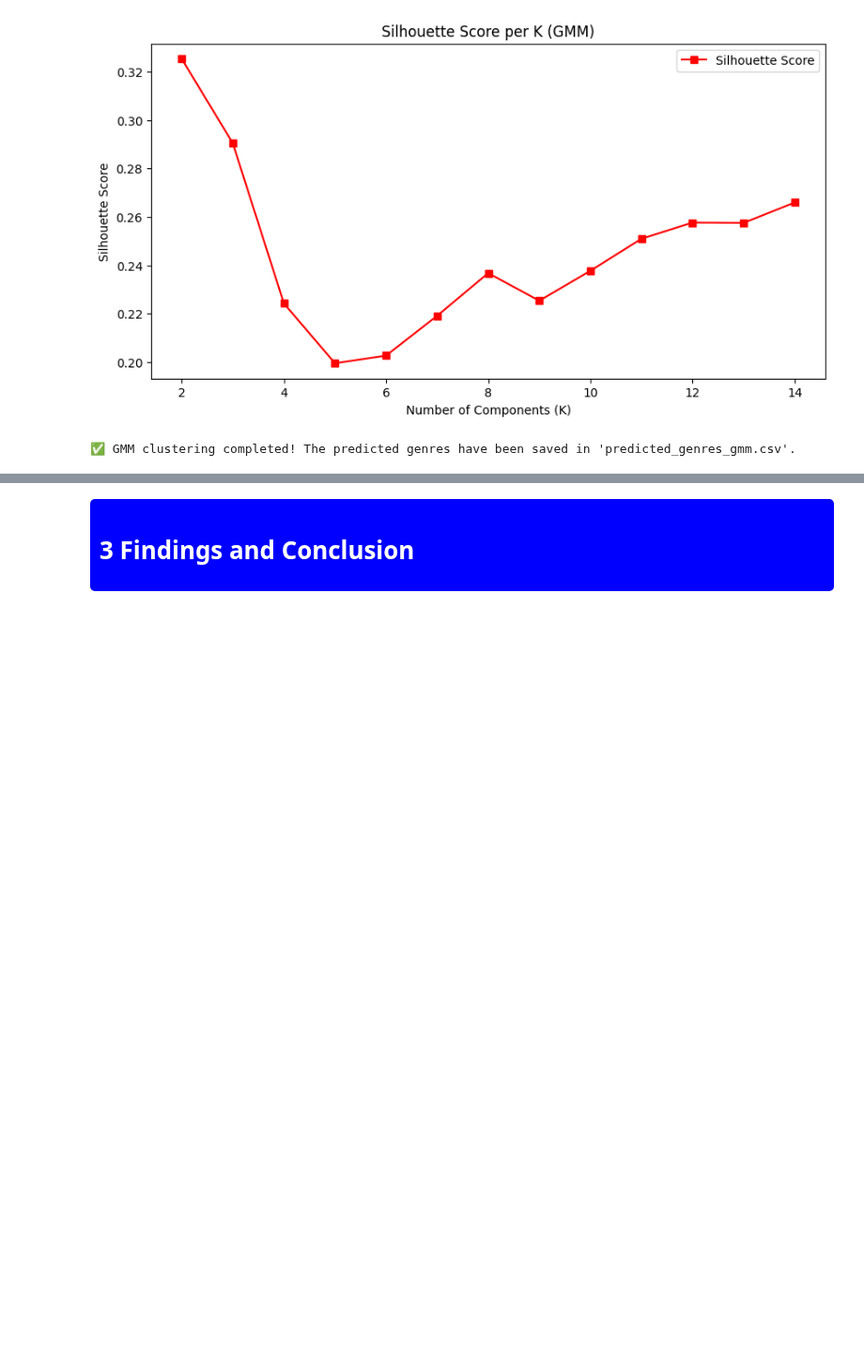
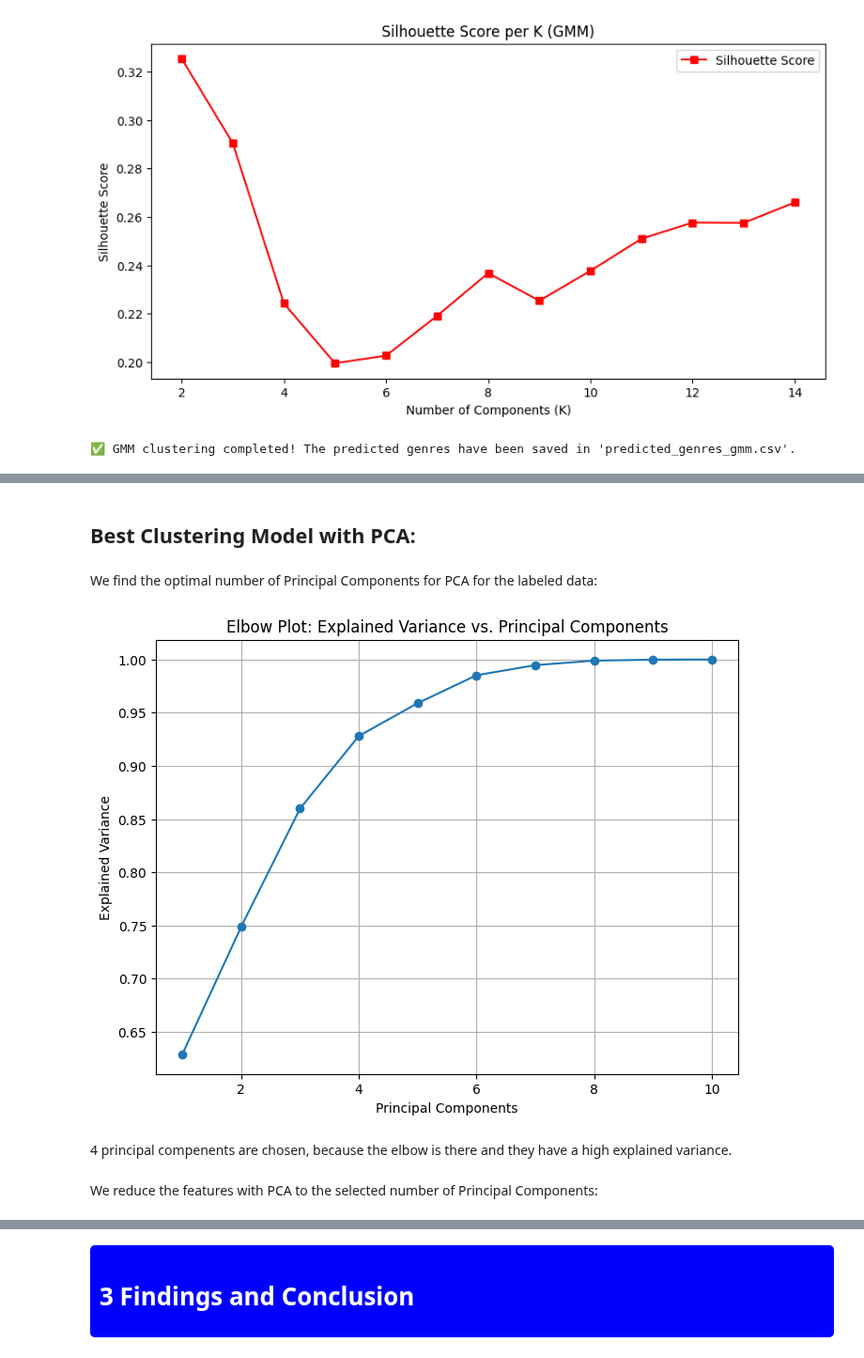
Before and after one commit to Akshay22087249/TurboAdventure, a Jupyter notebook: Main.ipynb, the cells around one changed output, grey strips where cells are left out. Shown at 94% size. Drawn from its saved outputs; the diff is of its cells as text; code cells hidden in the pictures; blank space fills up the shorter version.

```diff
--- a/Main.ipynb
+++ b/Main.ipynb
@@ -1057,0 +1140,29 @@ print("✅ GMM clustering completed! The predicted genres have been saved in 'pr
+# %% [markdown]
+## Best Clustering Model with PCA:
+# %% [markdown]
+We find the optimal number of Principal Components for PCA for the labeled data:
+# %%
+# Payong (2022)
+
+# PCA
+pca = PCA()
+pcs = pca.fit_transform(labeled_df[feature_columns])
+
+# explained variance
+explained_variance = pca.explained_variance_ratio_
+explained_variance_sum = np.cumsum(explained_variance)
+
+# elbow plot
+plt.figure(figsize=(8, 6))
+plt.plot(range(1, len(explained_variance_sum) + 1), explained_variance_sum, marker='o')
+plt.xlabel("Principal Components")
+plt.ylabel("Explained Variance")
+plt.title("Elbow Plot: Explained Variance vs. Principal Components")
+plt.grid()
+plt.show()
+# %% [output]
+[figure, added]
+# %% [markdown]
+4 principal compenents are chosen, because the elbow is there and they have a high explained variance.
+# %% [markdown]
+We reduce the features with PCA to the selected number of Principal Components:
```
Also changed, not shown: parts of 29 cells of this notebook.
